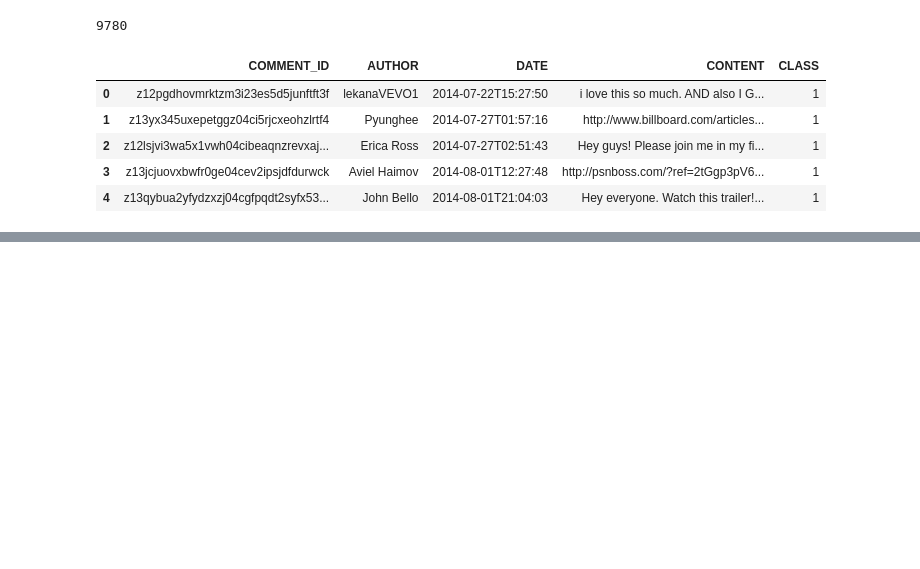
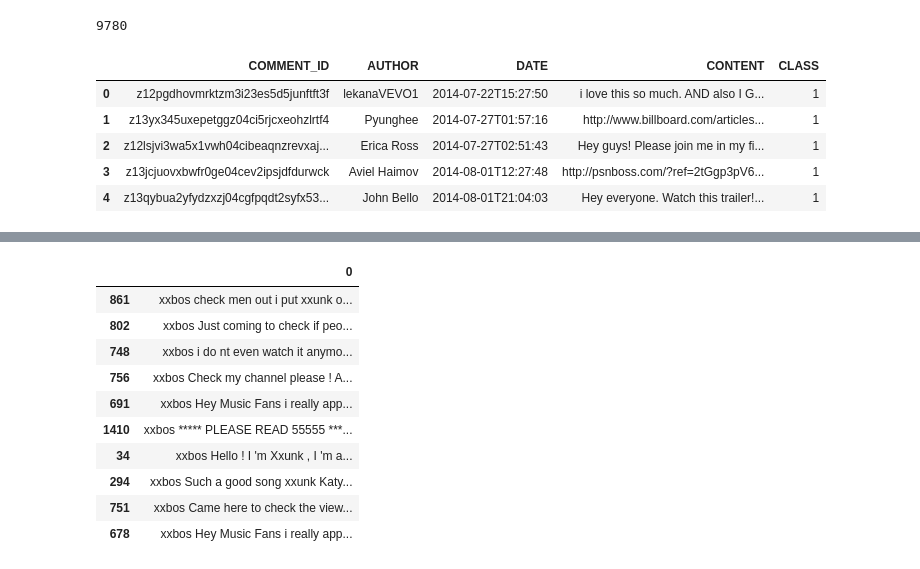
Before and after one commit to lgvaz/lazylabel, a Jupyter notebook: examples/youtube_spam.ipynb, the cells around one changed output, grey strips where cells are left out. Cells and saved outputs as stored; diff of their text form; code cells hidden in the pictures; blank space fills up the shorter version.

```diff
--- a/examples/youtube_spam.ipynb
+++ b/examples/youtube_spam.ipynb
@@ -57,0 +52,23 @@ TypeError: int() argument must be a string, a bytes-like object or a number, not
+# %%
+def get_sentences(tls, idxs):
+    sentences = {}
+    for i in idxs:
+        tks = tls.decode(tls[i])
+        sentences[i] = (' '.join(decode_spec_tokens(tks.split(' '))))
+    return pd.DataFrame(sentences.values(), sentences.keys())
+# %%
+idxs = labeller.find(dls.train, ['check', 'check_out'], [SPAM, ABSTAIN])
+# %%
+get_sentences(tls, idxs).sample(10)
+# %% [output]
+|  | 0 |
+| 861 | xxbos check men out i put xxunk o... |
+| 802 | xxbos Just coming to check if peo... |
+| 748 | xxbos i do nt even watch it anymo... |
+| 756 | xxbos Check my channel please ! A... |
+| 691 | xxbos Hey Music Fans i really app... |
+| 1410 | xxbos ***** PLEASE READ 55555 ***... |
+| 34 | xxbos Hello ! I 'm Xxunk , I 'm a... |
+| 294 | xxbos Such a good song xxunk Katy... |
+| 751 | xxbos Came here to check the view... |
+| 678 | xxbos Hey Music Fans i really app... |
```
Also changed, not shown: parts of 17 cells of this notebook, 10 other files.
